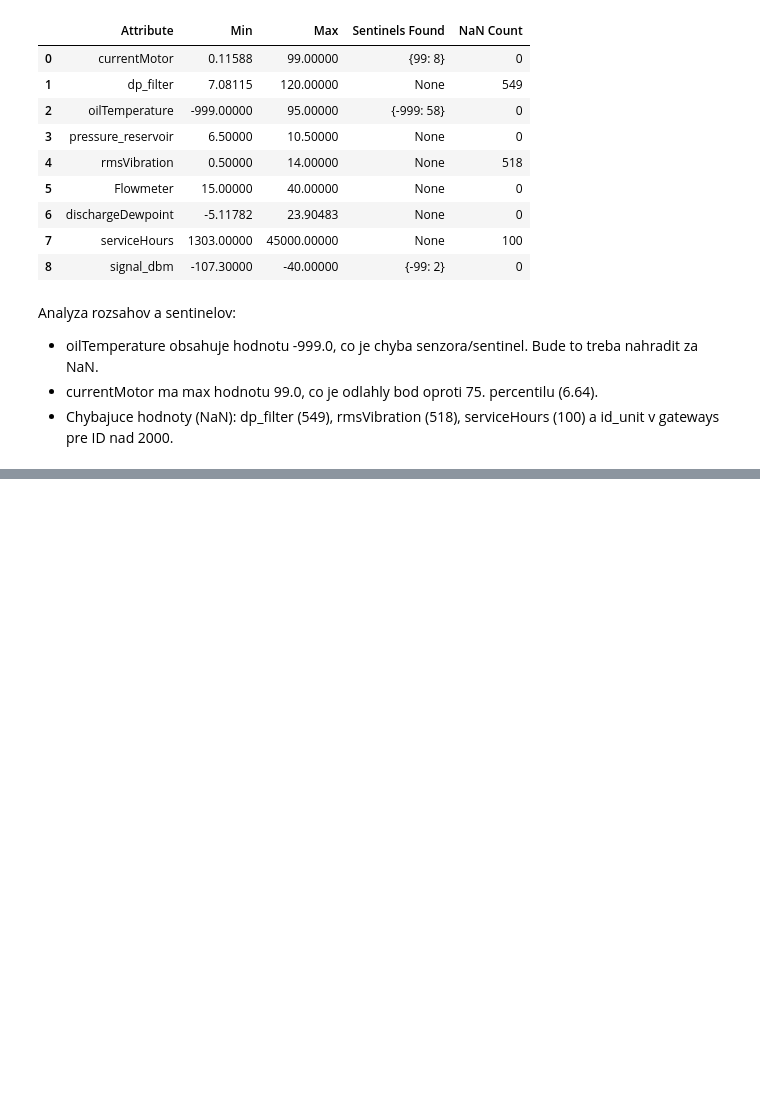
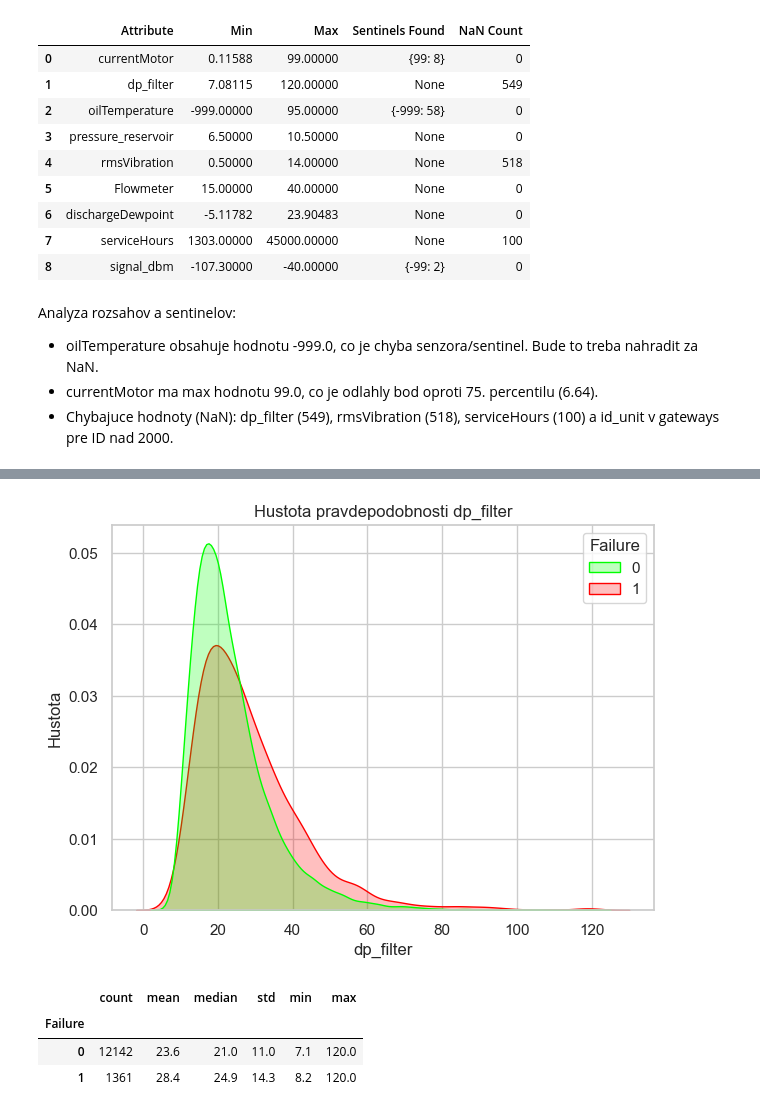
Before and after one commit to Walorean/Iau_project, a Jupyter notebook: test.ipynb, the cells around one changed output, grey strips where cells are left out. Drawn from its saved outputs; the diff is of its cells as text; code cells hidden in the pictures; blank space fills up the shorter version.

```diff
--- a/test.ipynb
+++ b/test.ipynb
@@ -507,0 +540,24 @@ Analyza rozsahov a sentinelov:
+# %%
+plt.figure(figsize=(7, 5))
+sns.kdeplot(
+    data=data_2,
+    x='dp_filter',
+    hue='Failure',
+    common_norm=False,
+    fill=True,
+    palette=['#00FF00', '#ff0000']
+)
+plt.title('Hustota pravdepodobnosti dp_filter')
+plt.xlabel('dp_filter')
+plt.ylabel('Hustota')
+plt.show()
+# %% [output]
+[figure, added]
+# %%
+stats_dp = data_2.groupby('Failure')['dp_filter'].agg(['count', 'mean', 'median', 'std', 'min', 'max']).round(1)
+display(stats_dp)
+# %% [output]
+|  | count | mean | median | std | min | max |
+| Failure |  |  |  |  |  |  |
+| 0 | 12142 | 23.6 | 21.0 | 11.0 | 7.1 | 120.0 |
+| 1 | 1361 | 28.4 | 24.9 | 14.3 | 8.2 | 120.0 |
```
Also changed, not shown: parts of 14 cells of this notebook.
